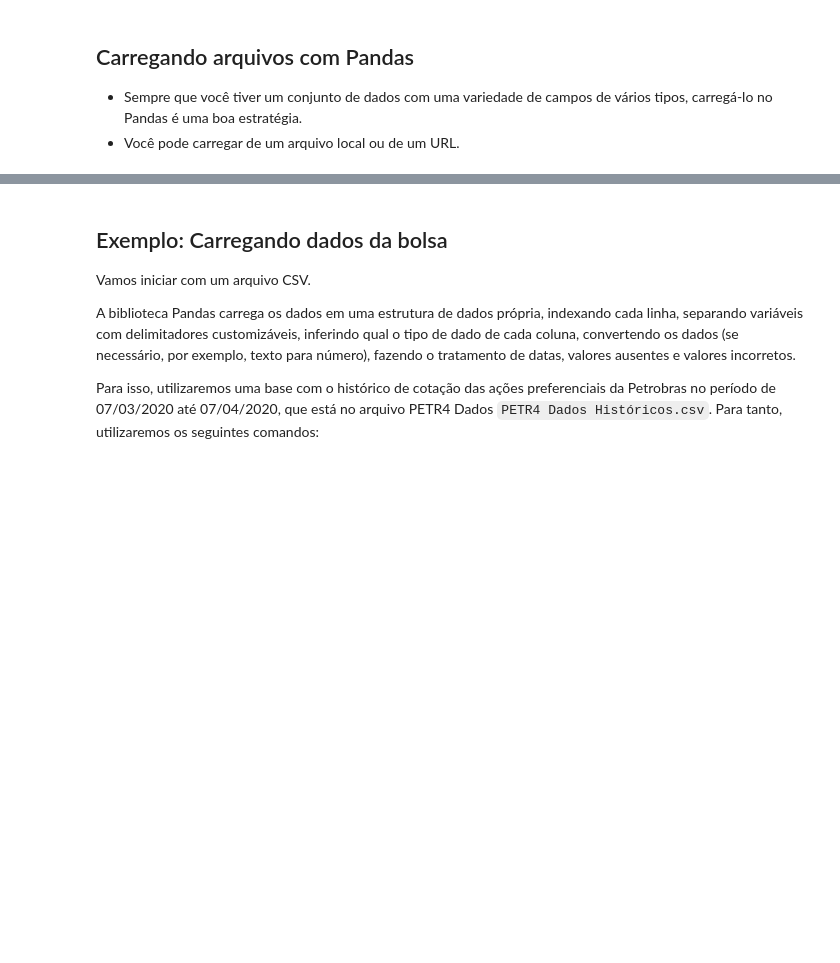
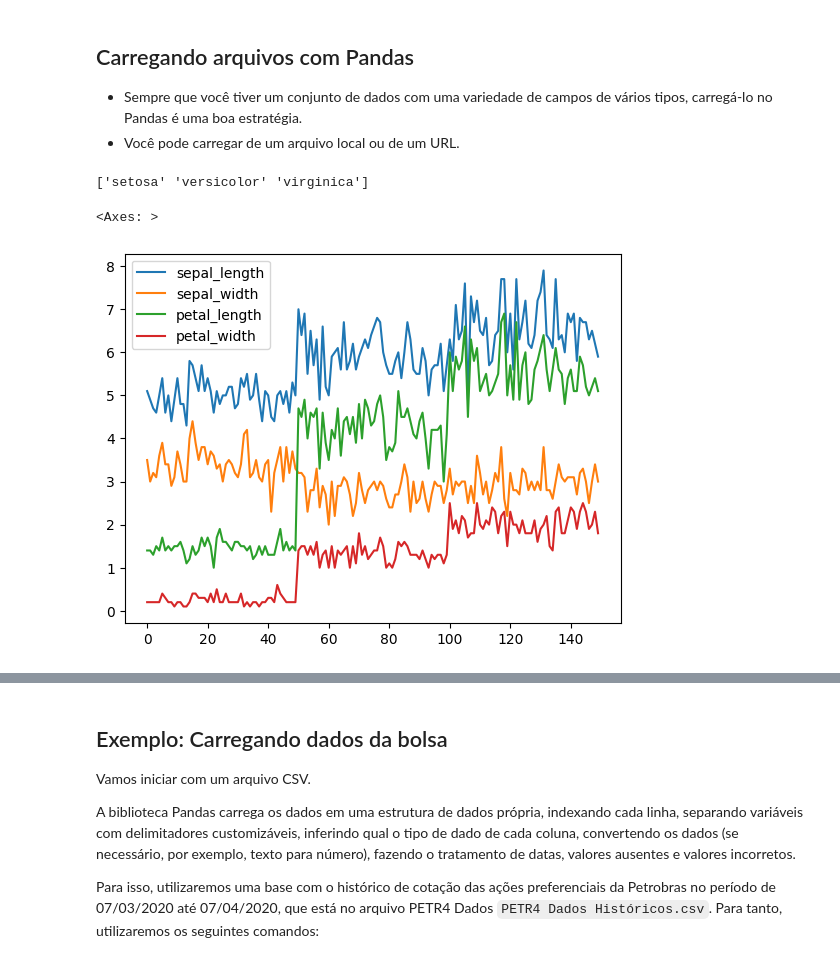
Before and after one commit to filipecalegario/intro-programacao-python, a Jupyter notebook: 11_Dados_Visualizacao/Pandas_preenchido_24_2.ipynb, the cells around one changed output, grey strips where cells are left out. Cells and saved outputs as stored; diff of their text form; code cells hidden in the pictures; blank space fills up the shorter version.

```diff
--- a/11_Dados_Visualizacao/Pandas_preenchido_24_2.ipynb
+++ b/11_Dados_Visualizacao/Pandas_preenchido_24_2.ipynb
@@ -291,4 +460,11 @@ print(df.columns)
 - Você pode carregar de um arquivo local ou de um URL.
 # %%
 frame_iris = pd.read_csv('https://raw.githubusercontent.com/rpi-techfundamentals/spring2019-materials/master/input/iris.csv')
-frame_iris
+print(frame_iris['species'])
+# %% [output]
+['setosa' 'versicolor' 'virginica']
+# %%
+frame_iris.plot()
+# %% [output]
+<Axes: >
+[figure, added]
```
Also changed, not shown: parts of 20 cells of this notebook.
